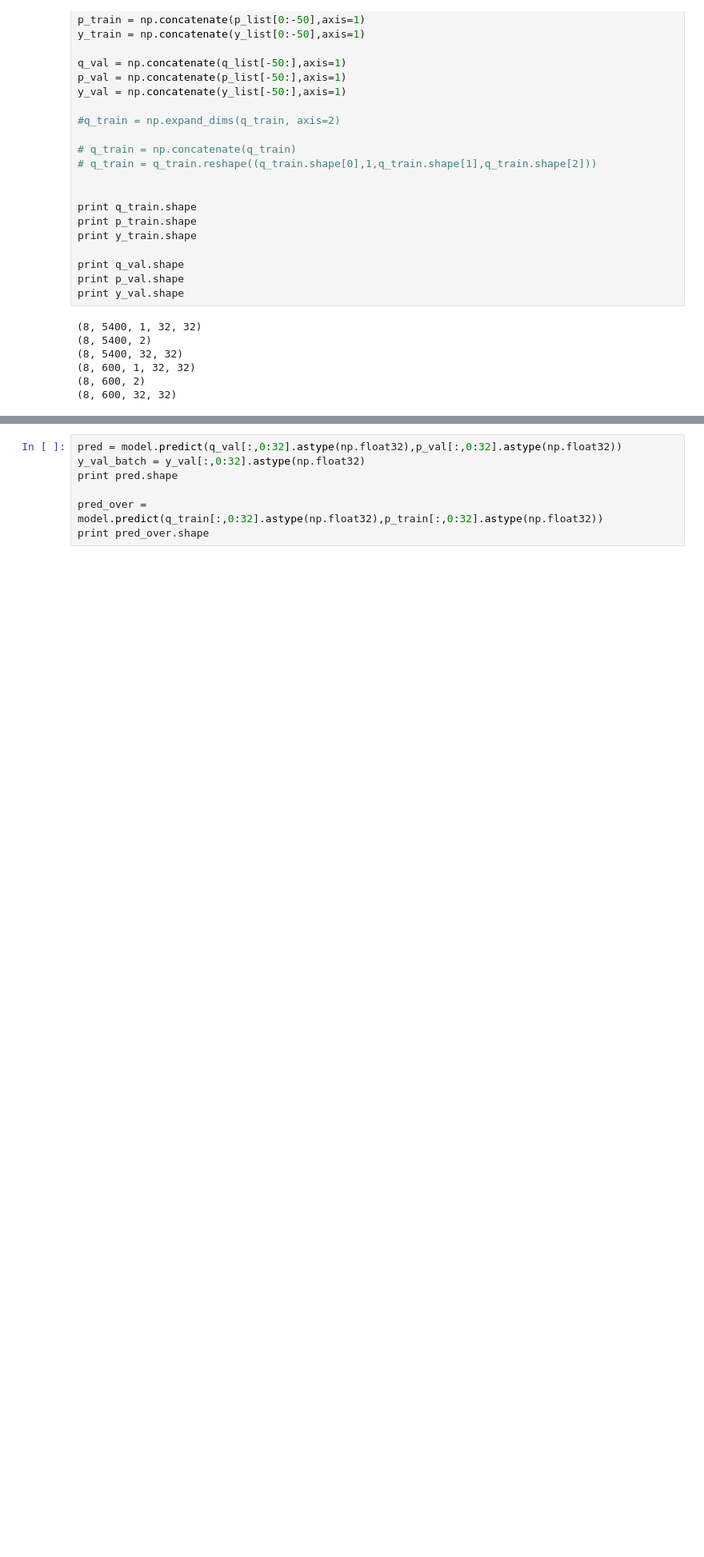
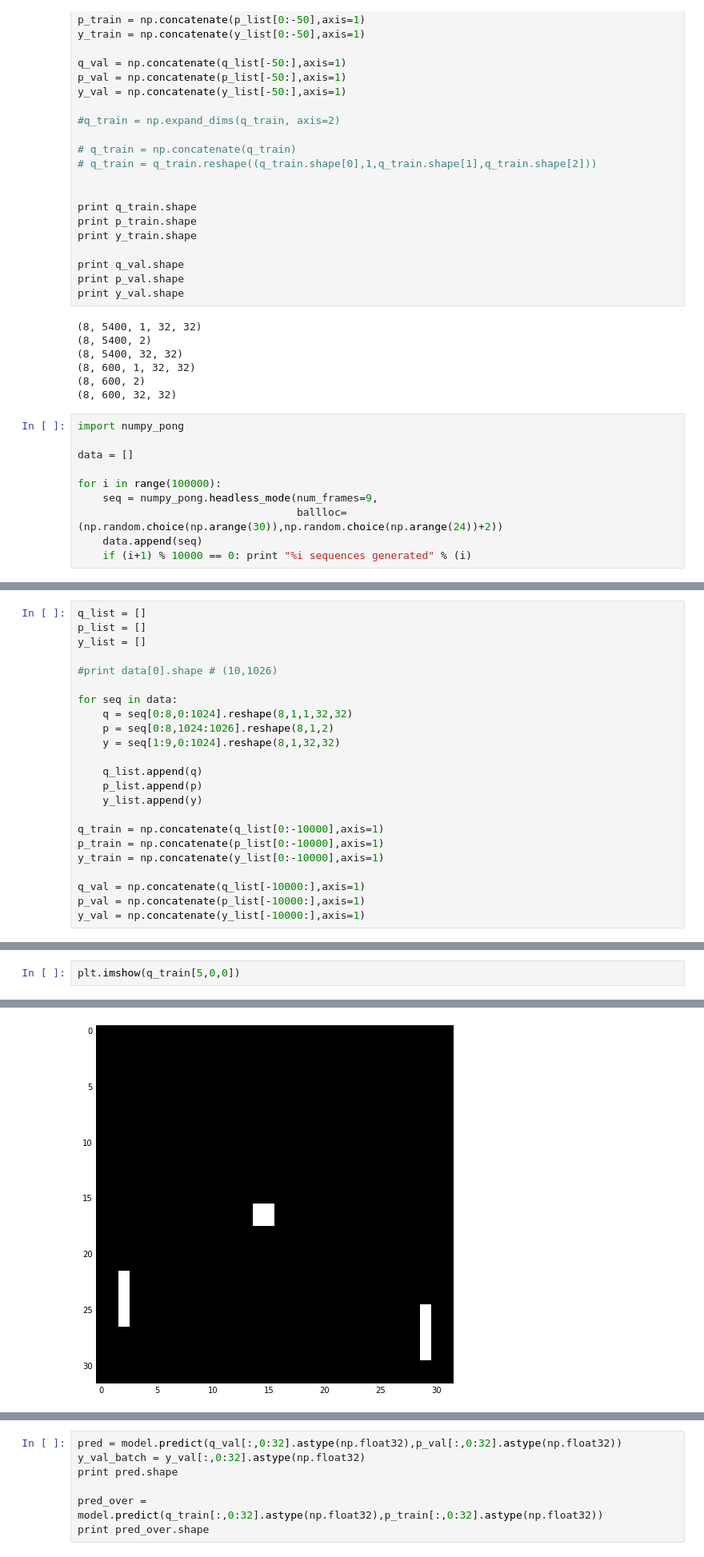
Before and after one commit to dmgottlieb/pong_rnn, a Jupyter notebook: PongRNN.ipynb, the cells around one changed output, grey strips where cells are left out. Shown at 80% size. Saved outputs shown, nothing was run; the diff lists cells and outputs as text; blank space fills up the shorter version.

Commit message:
New data generation code

```diff
--- a/PongRNN.ipynb
+++ b/PongRNN.ipynb
@@ -85,3 +85,13 @@ print y_val.shape
 (8, 600, 1, 32, 32)
 (8, 600, 2)
 (8, 600, 32, 32)
+# %%
+import numpy_pong
+
+data = []
+
+for i in range(100000):
+    seq = numpy_pong.headless_mode(num_frames=9,
+                                   ballloc=(np.random.choice(np.arange(30)),np.random.choice(np.arange(24))+2))
+    data.append(seq)
+    if (i+1) % 10000 == 0: print "%i sequences generated" % (i)
@@ -87,0 +109,23 @@ print y_val.shape
+# %%
+q_list = []
+p_list = []
+y_list = []
+
+#print data[0].shape # (10,1026)
+
+for seq in data:
+    q = seq[0:8,0:1024].reshape(8,1,1,32,32)
+    p = seq[0:8,1024:1026].reshape(8,1,2)
+    y = seq[1:9,0:1024].reshape(8,1,32,32)
+
+    q_list.append(q)
+    p_list.append(p)
+    y_list.append(y)
+
+q_train = np.concatenate(q_list[0:-10000],axis=1)
+p_train = np.concatenate(p_list[0:-10000],axis=1)
+y_train = np.concatenate(y_list[0:-10000],axis=1)
+
+q_val = np.concatenate(q_list[-10000:],axis=1)
+p_val = np.concatenate(p_list[-10000:],axis=1)
+y_val = np.concatenate(y_list[-10000:],axis=1)
@@ -87,0 +139,3 @@ print y_val.shape
+# %%
+plt.imshow(q_train[5,0,0])
+# %% [output]
@@ -88,3 +143,4 @@ print y_val.shape
+[figure, added]
 # %%
 # load the RNN
 
```
Also changed, not shown: parts of 6 cells of this notebook.
